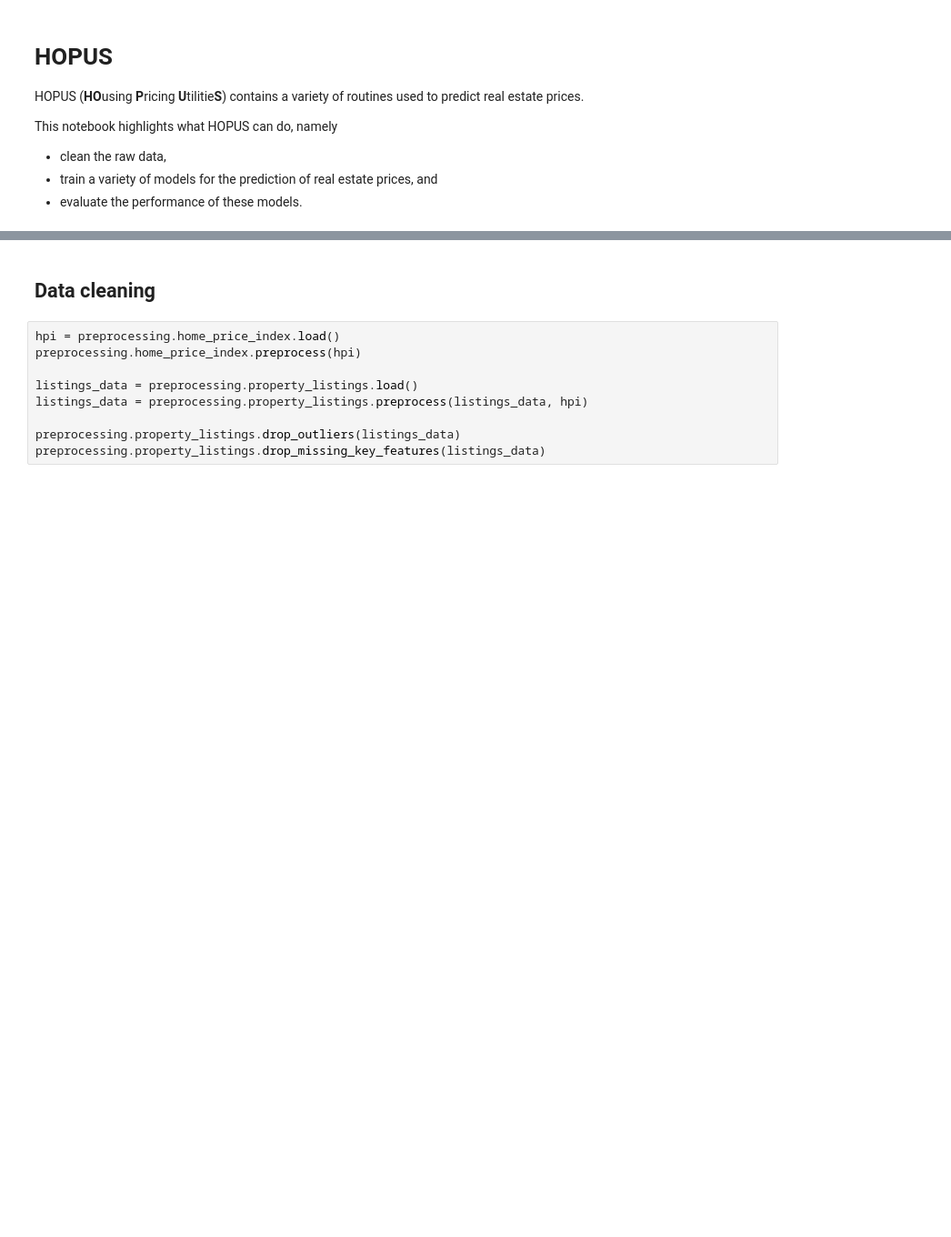
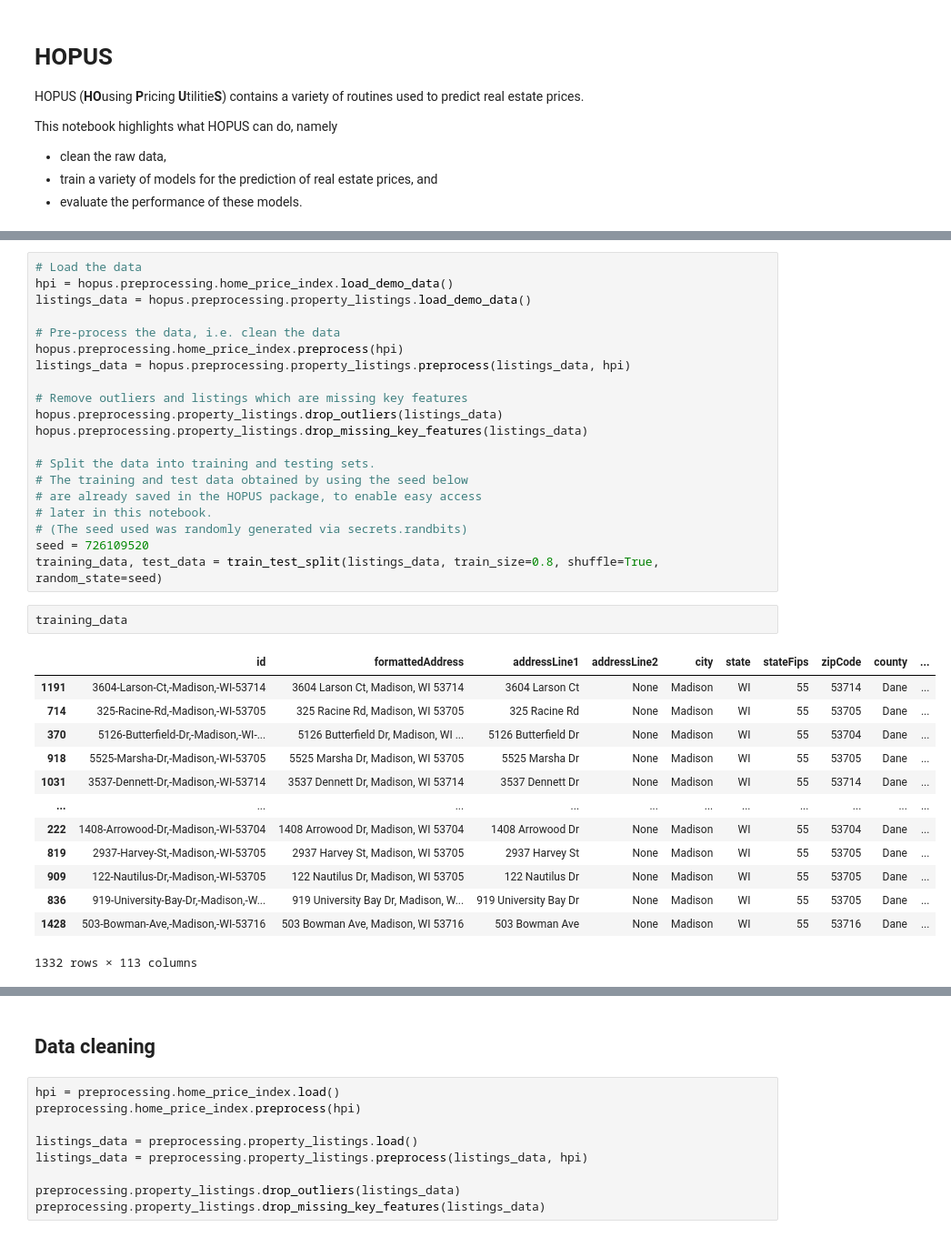
Before and after one commit to aremondtiedrez/hopus, a Jupyter notebook: demo/demo.ipynb, the cells around one changed output, grey strips where cells are left out. Shown at 91% size. Saved outputs shown, nothing was run; the diff lists cells and outputs as text; blank space fills up the shorter version.

Commit message:
Work in progress: cleaning up the 'data pipeline' section of the demo notebook.

```diff
--- a/demo/demo.ipynb
+++ b/demo/demo.ipynb
@@ -73,0 +82,36 @@ import preprocessing
+# %%
+# Load the data
+hpi = hopus.preprocessing.home_price_index.load_demo_data()
+listings_data = hopus.preprocessing.property_listings.load_demo_data()
+
+# Pre-process the data, i.e. clean the data
+hopus.preprocessing.home_price_index.preprocess(hpi)
+listings_data = hopus.preprocessing.property_listings.preprocess(listings_data, hpi)
+
+# Remove outliers and listings which are missing key features
+hopus.preprocessing.property_listings.drop_outliers(listings_data)
+hopus.preprocessing.property_listings.drop_missing_key_features(listings_data)
+
+# Split the data into training and testing sets.
+# The training and test data obtained by using the seed below
+# are already saved in the HOPUS package, to enable easy access
+# later in this notebook.
+# (The seed used was randomly generated via secrets.randbits)
+seed = 726109520
+training_data, test_data = train_test_split(listings_data, train_size=0.8, shuffle=True, random_state=seed)
+# %%
+training_data
+# %% [output]
+|  | id | formattedAddress | addressLine1 | addressLine2 | city | state | stateFips | zipCode | county | ... |
+| 1191 | 3604-Larson-Ct,-Madison,-WI-53714 | 3604 Larson Ct, Madison, WI 53714 | 3604 Larson Ct | None | Madison | WI | 55 | 53714 | Dane | ... |
+| 714 | 325-Racine-Rd,-Madison,-WI-53705 | 325 Racine Rd, Madison, WI 53705 | 325 Racine Rd | None | Madison | WI | 55 | 53705 | Dane | ... |
+| 370 | 5126-Butterfield-Dr,-Madison,-WI-... | 5126 Butterfield Dr, Madison, WI ... | 5126 Butterfield Dr | None | Madison | WI | 55 | 53704 | Dane | ... |
+| 918 | 5525-Marsha-Dr,-Madison,-WI-53705 | 5525 Marsha Dr, Madison, WI 53705 | 5525 Marsha Dr | None | Madison | WI | 55 | 53705 | Dane | ... |
+| 1031 | 3537-Dennett-Dr,-Madison,-WI-53714 | 3537 Dennett Dr, Madison, WI 53714 | 3537 Dennett Dr | None | Madison | WI | 55 | 53714 | Dane | ... |
+| ... | ... | ... | ... | ... | ... | ... | ... | ... | ... | ... |
+| 222 | 1408-Arrowood-Dr,-Madison,-WI-53704 | 1408 Arrowood Dr, Madison, WI 53704 | 1408 Arrowood Dr | None | Madison | WI | 55 | 53704 | Dane | ... |
+| 819 | 2937-Harvey-St,-Madison,-WI-53705 | 2937 Harvey St, Madison, WI 53705 | 2937 Harvey St | None | Madison | WI | 55 | 53705 | Dane | ... |
+| 909 | 122-Nautilus-Dr,-Madison,-WI-53705 | 122 Nautilus Dr, Madison, WI 53705 | 122 Nautilus Dr | None | Madison | WI | 55 | 53705 | Dane | ... |
+| 836 | 919-University-Bay-Dr,-Madison,-W... | 919 University Bay Dr, Madison, W... | 919 University Bay Dr | None | Madison | WI | 55 | 53705 | Dane | ... |
+| 1428 | 503-Bowman-Ave,-Madison,-WI-53716 | 503 Bowman Ave, Madison, WI 53716 | 503 Bowman Ave | None | Madison | WI | 55 | 53716 | Dane | ... |
+1332 rows × 113 columns
```
Also changed, not shown: parts of 18 cells of this notebook.
